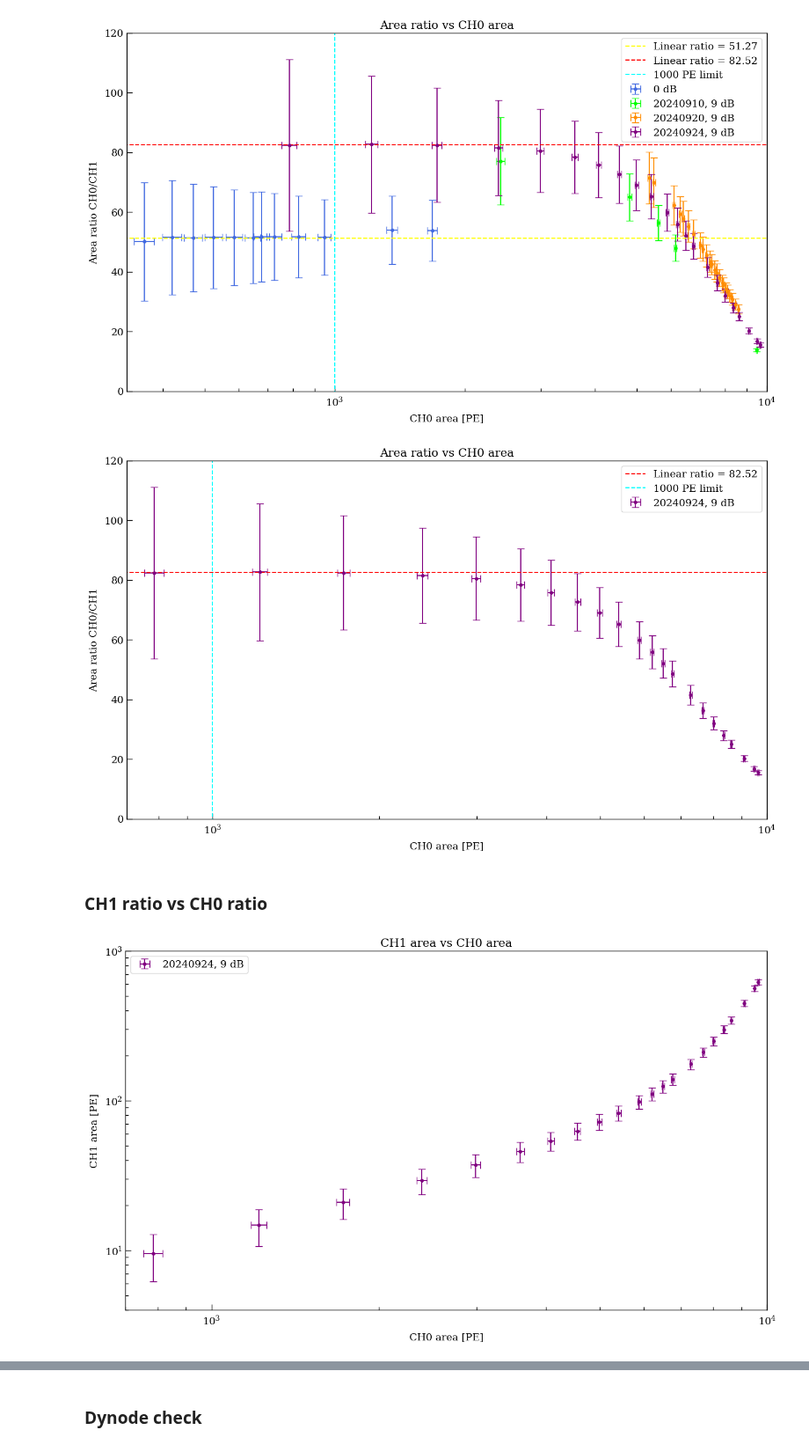
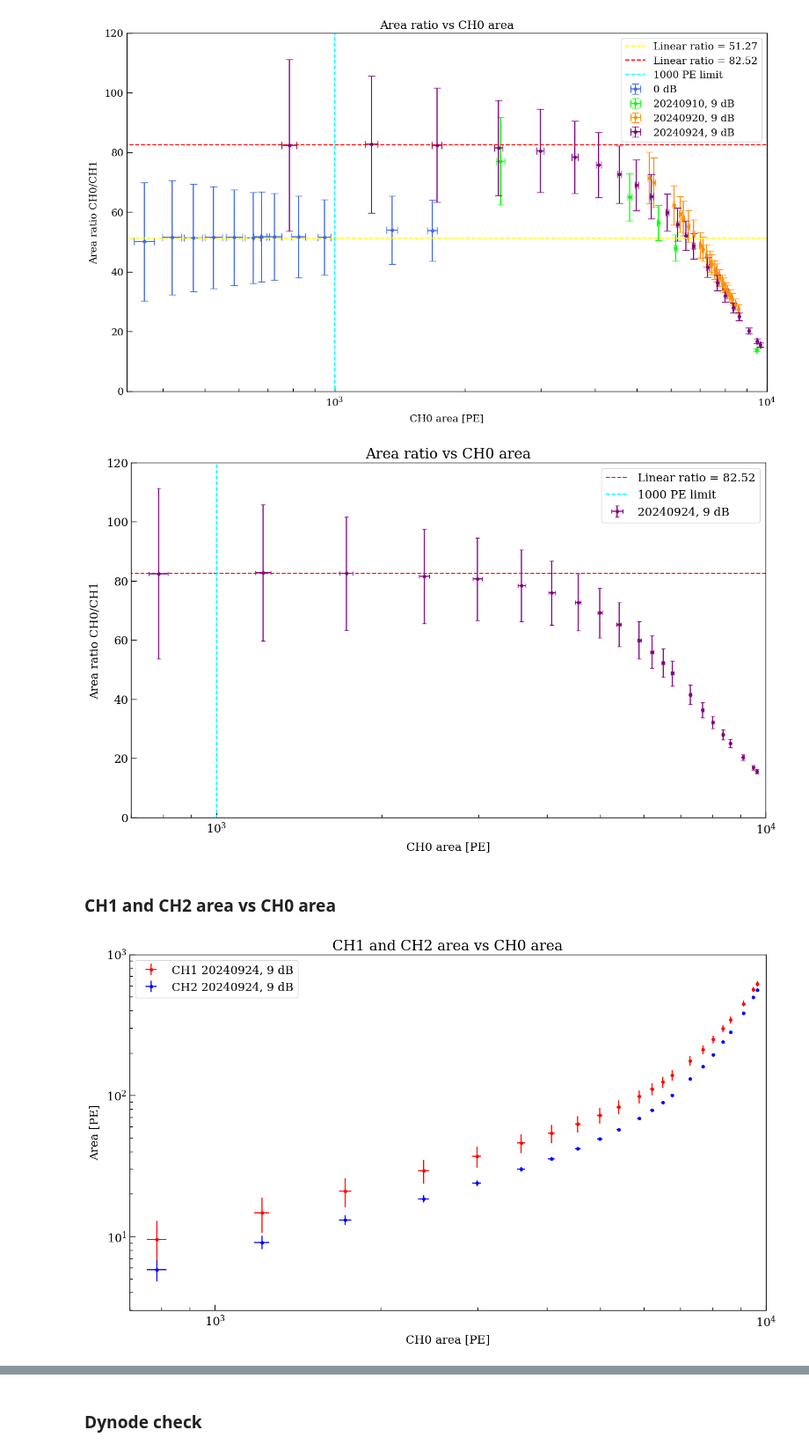
Before and after one commit to Westlake-University-Lsc-lab/RELICS_PMT_Data_Analysis, a Jupyter notebook: LinearityCheck/check_readout_linear.ipynb, the cells around one changed output, grey strips where cells are left out. Shown at 88% size. Drawn from its saved outputs; the diff is of its cells as text; code cells hidden in the pictures.

Commit message:
made better figures

```diff
--- a/LinearityCheck/check_readout_linear.ipynb
+++ b/LinearityCheck/check_readout_linear.ipynb
@@ -54,16 +54,16 @@ plt.rc('figure', titlesize=BIGGER_SIZE)  # fontsize of the figure title
 
 params = {
     'font.family': 'serif',
-    'font.size' : 14, 'axes.titlesize' : 14, 'axes.labelsize' : 14, 'axes.linewidth' : 1,
+    'font.size' : 16, 'axes.titlesize' : 16, 'axes.labelsize' : 16, 'axes.linewidth' : 1,
     # ticks
-    'xtick.labelsize' : 14, 'ytick.labelsize' : 14, 'xtick.major.size' : 8, 'xtick.minor.size' : 4,
+    'xtick.labelsize' : 16, 'ytick.labelsize' : 16, 'xtick.major.size' : 8, 'xtick.minor.size' : 4,
     'ytick.major.size' : 8, 'ytick.minor.size' : 4, 'xtick.major.width' : 1, 'xtick.minor.width' : 1,
     'ytick.major.width' : 1, 'ytick.minor.width' : 1, 'xtick.direction' : 'in', 'ytick.direction' : 'in',
     # markers
     'lines.markersize' : 4, 'lines.markeredgewidth' : 1, 'errorbar.capsize' : 5, 'lines.linewidth' : 1.5,
     #'lines.linestyle' : None, 'lines.marker' : None,
-    'savefig.bbox' : 'tight', 'legend.fontsize' : 14,
-    'axes.labelsize': 14, 'axes.titlesize':16, 'xtick.labelsize':14, 'ytick.labelsize':14,
+    'savefig.bbox' : 'tight', 'legend.fontsize' : 16,
+    'axes.labelsize': 16, 'axes.titlesize':20, 'xtick.labelsize':16, 'ytick.labelsize':16,
     'backend': 'Agg', 'mathtext.fontset': 'dejavuserif',
     'figure.facecolor':'w',
     #pad
@@ -640,7 +640,7 @@ plt.ylim(0,120)
 
 plt.errorbar(linear_df[linear_df['date'] == 20240924]['CH0 area'],linear_df[linear_df['date'] == 20240924]['area ratio'],
              xerr=linear_df[linear_df['date'] == 20240924]['CH0 std'],yerr=linear_df[linear_df['date'] == 20240924]['area ratio error'],
-             fmt='o',color = 'purple',label='20240924, 9 dB')
+             fmt='o',color = 'purple',label='20240924, 9 dB',capsize=3)
 
 plt.hlines(y = 82.52,color = 'red',linestyles='dashed',xmin = 0,xmax = 10000,label='Linear ratio = 82.52')
 plt.vlines(x = 1000,ymin = -50,ymax = 170, color = 'cyan',
@@ -650,25 +650,28 @@ plt.legend()
 plt.savefig('./img/area_ratio_generalised_20240924.png',dpi = 300)
 plt.show()
 # %% [output]
-[figure, old version]
+[figure, new version]
 # %% [markdown]
-### CH1 ratio vs CH0 ratio
+### CH1 and CH2 area vs CH0 area
 # %%
 plt.figure(figsize=(16,9))
-plt.title('CH1 area vs CH0 area')
+plt.title('CH1 and CH2 area vs CH0 area')
 plt.xscale('log')
 plt.yscale('log')
 plt.xlabel('CH0 area [PE]')
-plt.ylabel('CH1 area [PE]')
+plt.ylabel('Area [PE]')
 plt.xlim(700,10000)
-plt.ylim(4,1000)
+plt.ylim(3,1000)
 
 plt.errorbar(linear_df[linear_df['date'] == 20240924]['CH0 area'],linear_df[linear_df['date'] == 20240924]['CH1 area'],
              xerr=linear_df[linear_df['date'] == 20240924]['CH0 std'],yerr=linear_df[linear_df['date'] == 20240924]['CH1 std'],
-             fmt='o',color = 'purple',label='20240924, 9 dB')
+             fmt='o',color = 'red',label='CH1 20240924, 9 dB',capsize=0)
+plt.errorbar(linear_df[linear_df['date'] == 20240924]['CH0 area'],linear_df[linear_df['date'] == 20240924]['CH2 area'],
+             xerr=linear_df[linear_df['date'] == 20240924]['CH0 std'],yerr=linear_df[linear_df['date'] == 20240924]['CH2 std'],
+             fmt='o',color = 'blue',label='CH2 20240924, 9 dB',capsize=0)
 
 plt.legend(loc='upper left')
 plt.savefig('./img/ch1_ch0_generalised_20240924.png',dpi = 300)
 plt.show()
 # %% [output]
-[figure, old version]
+[figure, new version]
```
Also changed, not shown: parts of 2 cells of this notebook.
